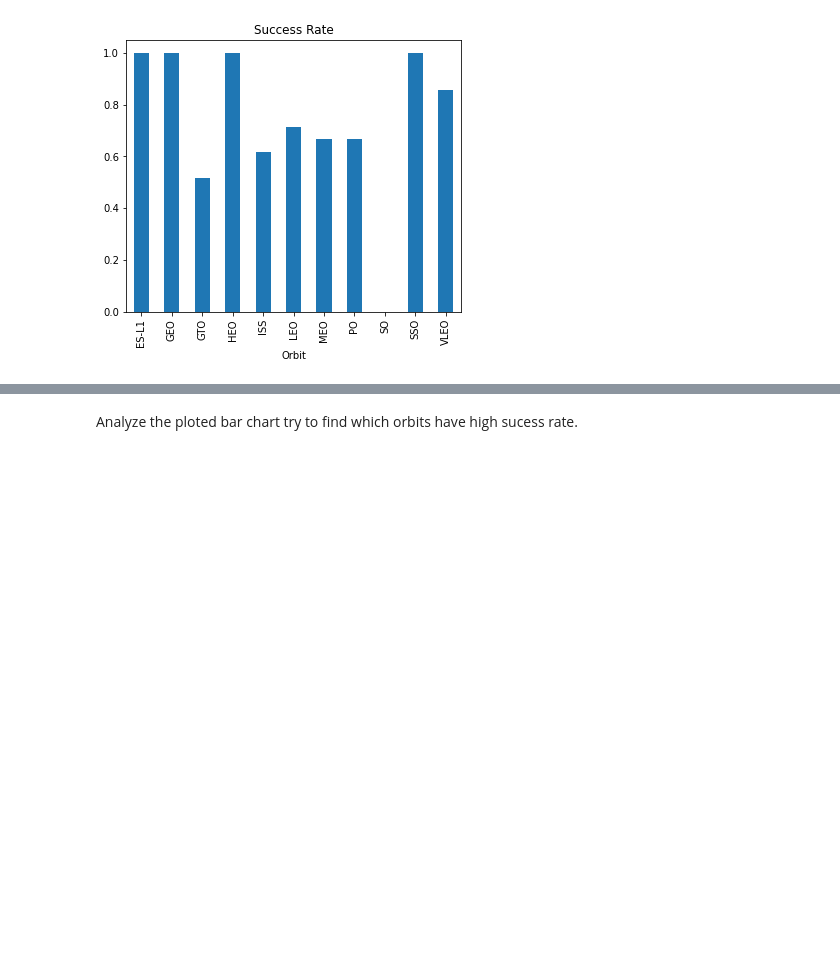
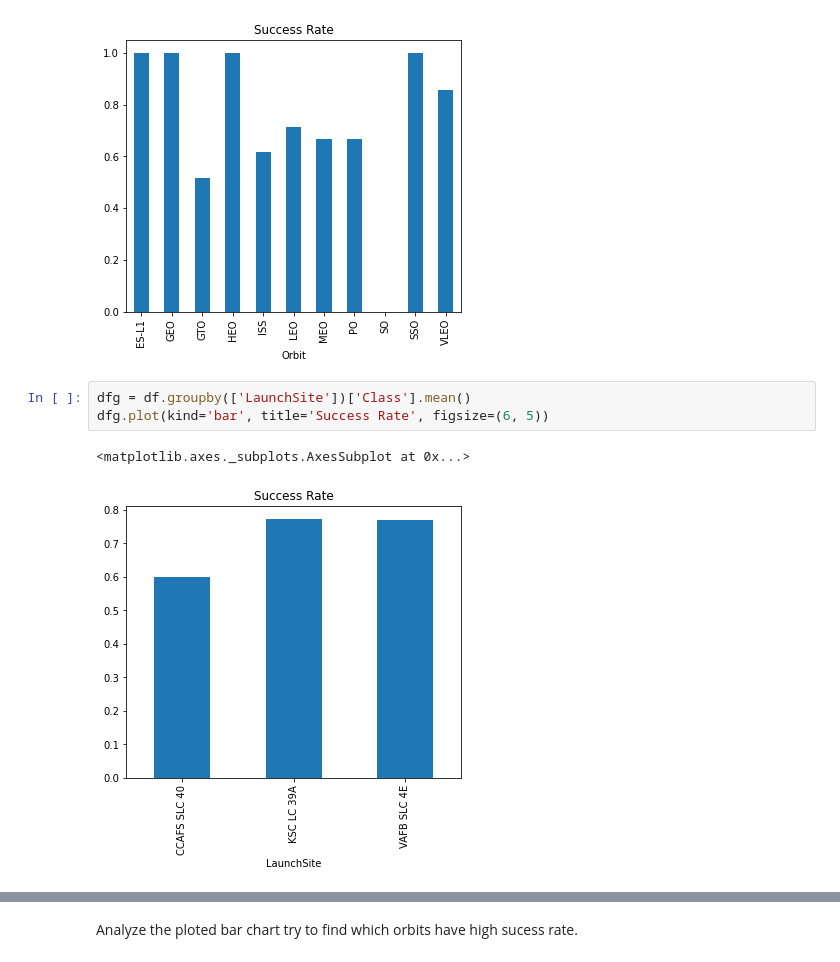
Before and after one commit to muhammadalidarvesh/IBM-Data-Science-Project, a Jupyter notebook: Data Visualisation.ipynb, the cells around one changed output, grey strips where cells are left out. Drawn from its saved outputs; the diff is of its cells as text; blank space fills up the shorter version.

```diff
--- a/Data Visualisation.ipynb
+++ b/Data Visualisation.ipynb
@@ -122,3 +123,9 @@ dfg.plot(kind='bar', title='Success Rate', figsize=(6, 5))
 # %% [output]
 <matplotlib.axes._subplots.AxesSubplot at 0x...>
 [figure]
+# %%
+dfg = df.groupby(['LaunchSite'])['Class'].mean()
+dfg.plot(kind='bar', title='Success Rate', figsize=(6, 5))
+# %% [output]
+<matplotlib.axes._subplots.AxesSubplot at 0x...>
+[figure, added]
```
Also changed, not shown: parts of 5 cells of this notebook.
